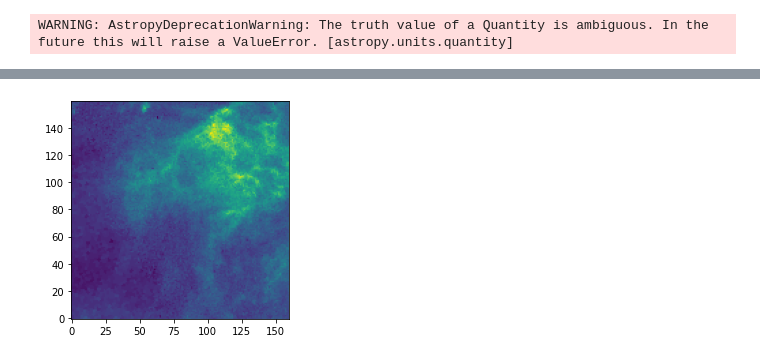
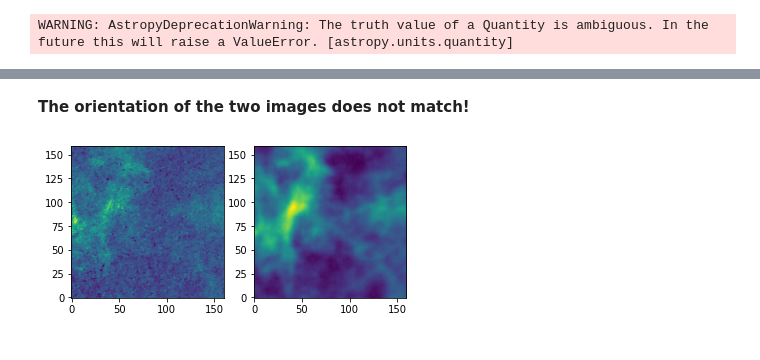
Before and after one commit to helgadenes/Astrophysical_Objects_yachay, a Jupyter notebook: Tutorials/Dust/Dust_and_gas_maps_v2.ipynb, the cells around one changed output, grey strips where cells are left out. Cells and saved outputs as stored; diff of their text form; code cells hidden in the pictures.

```diff
--- a/Tutorials/Dust/Dust_and_gas_maps_v2.ipynb
+++ b/Tutorials/Dust/Dust_and_gas_maps_v2.ipynb
@@ -111,5 +68,5 @@ c_g.icrs
 # %%
-ra0, dec0 = (302., -5.)
+ra0, dec0 = (311., -10.)
 ra = np.arange(ra0 - 4., ra0 + 4., 0.05)
 dec = np.arange(dec0 - 4., dec0 + 4., 0.05)
 ra, dec = np.meshgrid(ra, dec)
@@ -240,9 +168,19 @@ plt.show()
+# %% [markdown]
+<b> The orientation of the two images does not match!</b>
 # %%
-Av2 = Av[:, ::-1]
+# lets make the two images match. We need to reverse the RA direction for the dust map
+
+Av2 = Av_bayestar[:, ::-1]
 
 fig = plt.figure()
-ax = fig.add_subplot(1,1,1)
+ax1 = fig.add_subplot(1,2,1)
 plt.imshow(Av2)
-ax.invert_yaxis()
+ax1.invert_yaxis()
+
+ax2 = fig.add_subplot(1,2,2)
+plt.imshow(d_HI)
+ax2.invert_yaxis()
+
+plt.show()
 # %% [output]
-[figure, old version]
+[figure, new version]
```
Also changed, not shown: parts of 21 cells of this notebook, 1 other file.
